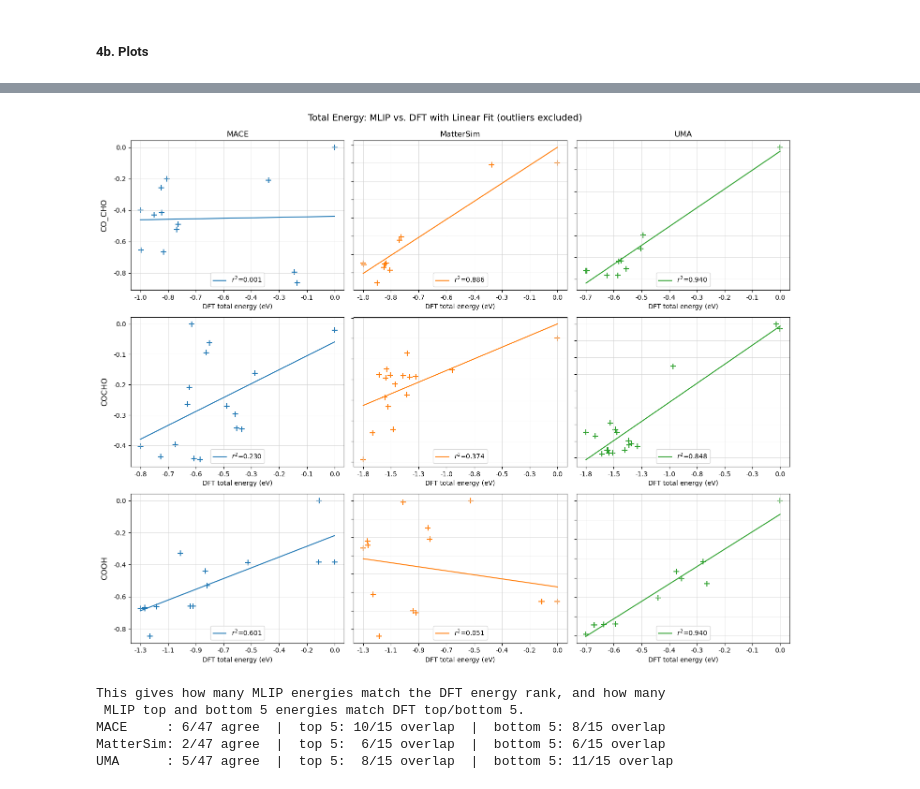
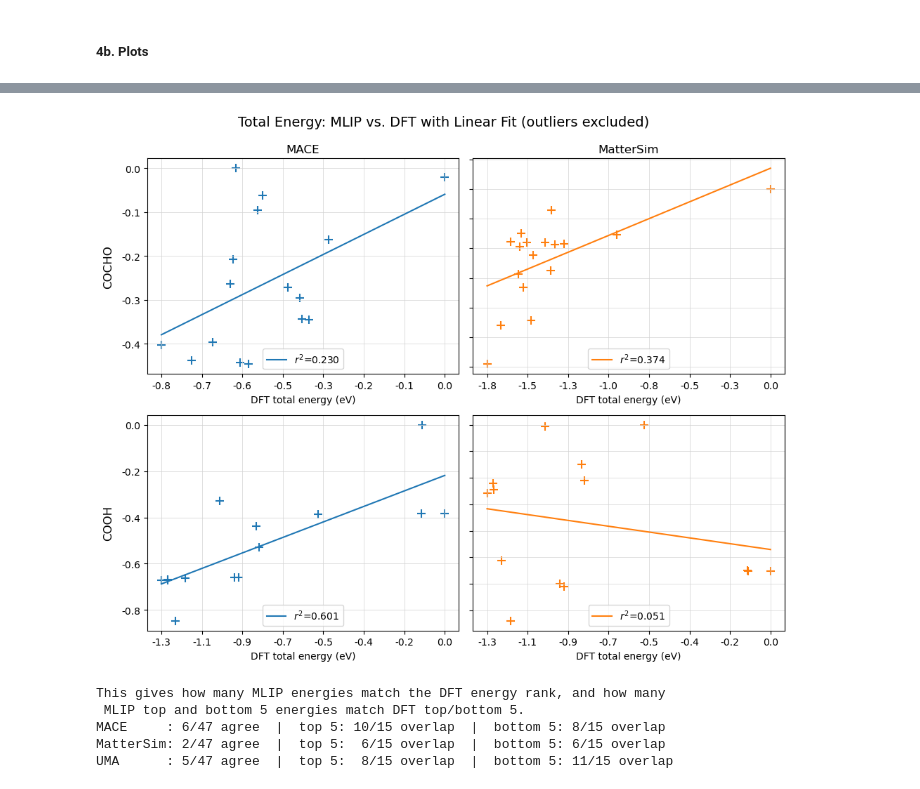
Before and after one commit to zbschwab/mlip-dft-relaxed-comparison, a Jupyter notebook: YPdCu_slab/mlips-relaxed-dft-benchmark.ipynb, the cells around one changed output, grey strips where cells are left out. Drawn from its saved outputs; the diff is of its cells as text; code cells hidden in the pictures.

```diff
--- a/YPdCu_slab/mlips-relaxed-dft-benchmark.ipynb
+++ b/YPdCu_slab/mlips-relaxed-dft-benchmark.ipynb
@@ -179,8 +191,8 @@ else:
 cell skipped!
 # %%
 # runs each MLIP runner script as a subprocess using that model's own conda env
-# each script reads the .xyz inputs and writes a .traj file
-# with predicted E, F(r)
+# each model-runner script passes the dft .xyz inputs to a model and writes a
+# .traj file containing the mlip relaxation
 
 if RUN_MLIPS:
     # new env inherits current environment as a starting point
@@ -201,7 +213,7 @@ if RUN_MLIPS:
                     continue
 
             r = subprocess.run(
-                [model['python_bin'], model['script'], in_path, out_path, device],
+                [model['python_bin'], model['script'], in_path, out_path, model['device']],
                 capture_output=True, text=True, env=env
             )
             if r.returncode != 0:
@@ -309 +327,26 @@ def filter_outliers(x, y, keys, thresh=3.5):
+# %%
+# =============================================
+# USER INPUT HERE - select adsorbates to graph
+# =============================================
+
+# add the adsorbates to be graphed to this list
+selected_ads = ['COCHO', 'COOH']
+
+# add models to be graphed to this list
+selected_models = ['MACE', 'MatterSim']
+
+# drop outliers?
+DROP_OUTLIERS = True
+
+# print outlier summary table?
+PRINT_OUTLIER_TABLE = True
+
+# graph total energy [0] or adsorption energy [1]?
+SELECT_ENERGY = 1
+
+# =============================================
+SELECTED_ADSORBATE_CALCS = {k: v for k, v in ADSORBATE_CALCS.items() if k in selected_ads}
+SELECTED_MODELS = [m for m in MODELS if m['name'] in selected_models]
+energy = "total" if SELECT_ENERGY == 0 else "adsorbed"
+outliers = "excluded" if DROP_OUTLIERS == True else "included"
 # %%
@@ -399,14 +426,14 @@ Outlier summary table:
 # %%
-# plot MLIP energies with linear fit
+# -- Linear Fit --
 
 # linear fit plot (total energies, no parity line)
 COLORS = plt.cm.tab10.colors
 fmt = FormatStrFormatter('%.1f')
-ADSORBATE_CALCS_PLOT = [a for a in ADSORBATE_CALCS if a != "CH3CHO"]
-fig, axes = plt.subplots(nrows=len(ADSORBATE_CALCS_PLOT), ncols=len(MODELS),
-                        figsize=(5*len(MODELS), 4*len(ADSORBATE_CALCS_PLOT)))
+ADSORBATE_CALCS_PLOT = [a for a in SELECTED_ADSORBATE_CALCS if a != "CH3CHO"]
+fig, axes = plt.subplots(nrows=len(ADSORBATE_CALCS_PLOT), ncols=len(SELECTED_MODELS),
+                        figsize=(5*len(SELECTED_MODELS), 4*len(ADSORBATE_CALCS_PLOT)))
 for row, ads in enumerate(ADSORBATE_CALCS_PLOT):
-    for col, (model, color) in enumerate(zip(MODELS, COLORS)):
+    for col, (model, color) in enumerate(zip(SELECTED_MODELS, COLORS)):
         ax = axes[row][col]
         subset = df[(df['model'] == model['name']) & (df['ads'] == ads)]
         x = subset['dft_total'].to_numpy()
@@ -425,34 +452,34 @@ for row, ads in enumerate(ADSORBATE_CALCS_PLOT):
 
         ax.scatter(x, y, marker='+', s=80, color=color)
 
         if len(x) >= 2:
             slope, intercept = np.polyfit(x, y, 1)
             r2 = pearsonr(x, y).statistic ** 2
             xs = np.linspace(x.min(), x.max(), 100)
             ax.plot(xs, slope*xs + intercept, color=color, linewidth=1.5,
                     label=f"$r^2$={r2:.3f}")
             ax.legend(loc='lower center')
         else:
             ax.text(0.5, 0.5, "n=1", transform=ax.transAxes, ha='center')
         ax.grid(color='lightgrey', linewidth=0.5)
         ax.set_xlabel("DFT total energy (eV)")
         ax.set_xticks(np.linspace(x.min(), x.max(), 8))
         ax.xaxis.set_major_formatter(fmt)
         ax.yaxis.set_major_formatter(fmt)
 
         if col == 0:
             ax.set_ylabel("MLIP total energy (eV)")
         else:
             ax.tick_params(labelleft=False)
         if row == 0:
             ax.set_title(model['name'], fontsize=12)
         if col == 0:
             ax.set_ylabel(ads, fontsize=12, labelpad=8)
 plt.suptitle("Total Energy: MLIP vs. DFT with Linear Fit (outliers excluded)", y=0.99, fontsize=14)
 plt.tight_layout()
 plt.show()
 # %% [output]
-[figure, old version]
+[figure, new version]
 # %%
 # print energetic rank-order agreement
 
```
Also changed, not shown: parts of 6 cells of this notebook.
